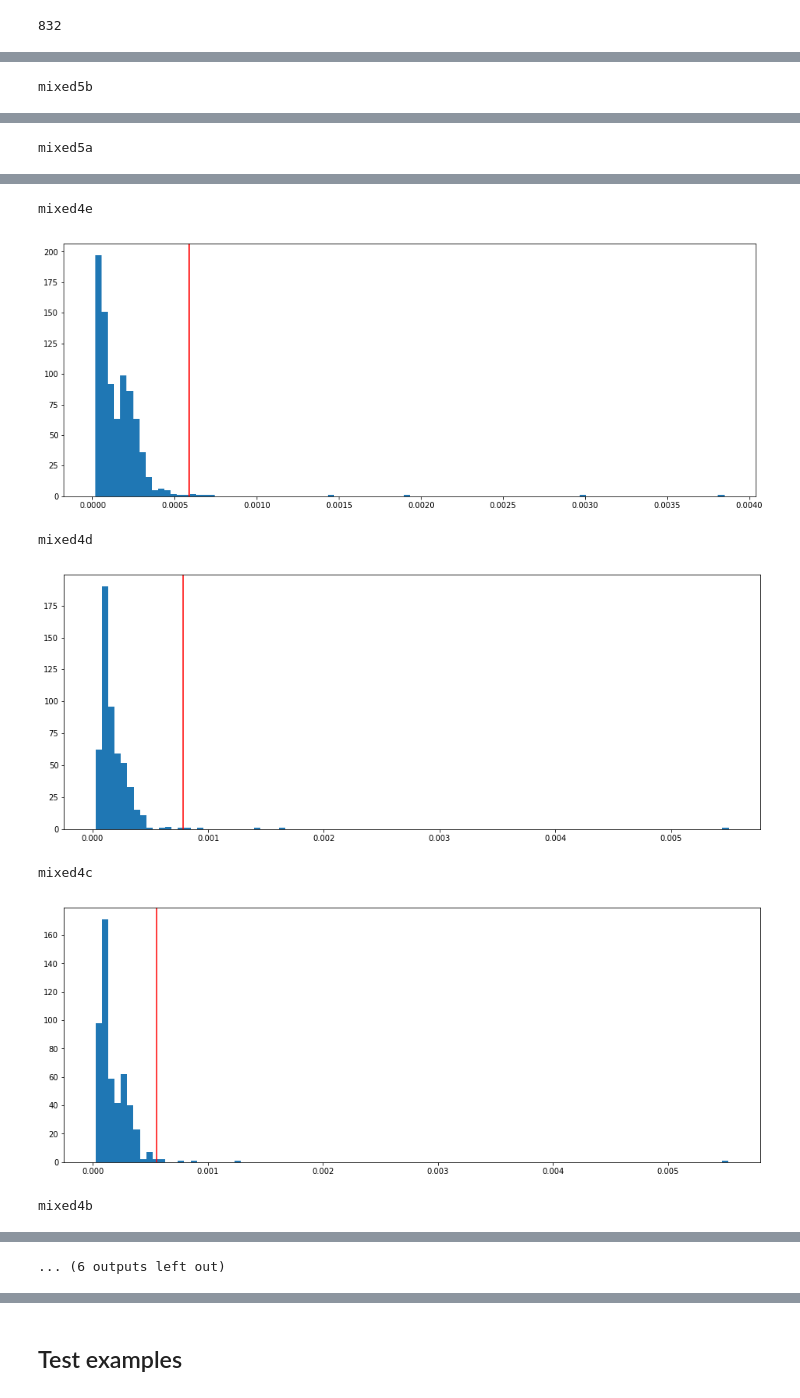
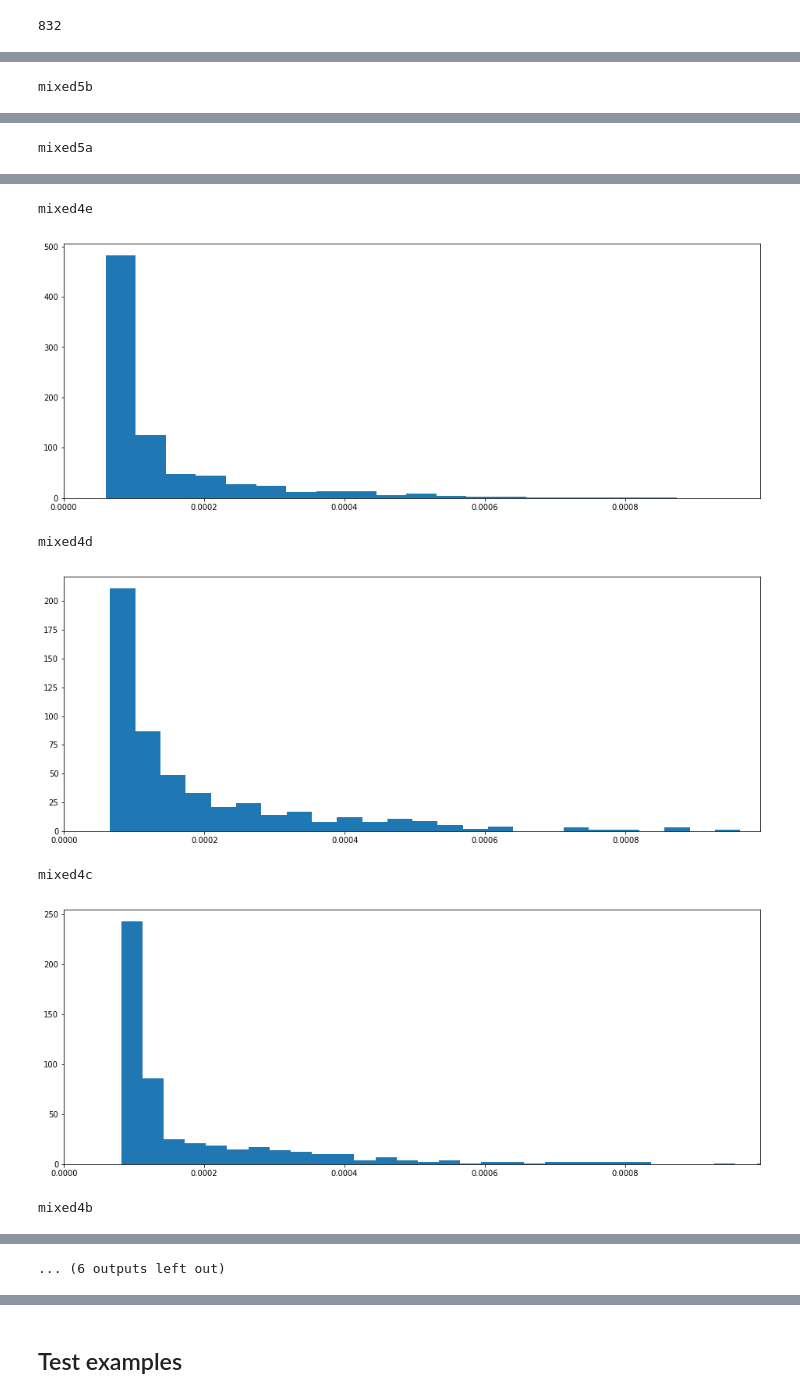
Before and after one commit to fredhohman/summit-notebooks, a Jupyter notebook: dag-pagerank.ipynb, the cells around one changed output, grey strips where cells are left out. Drawn from its saved outputs; the diff is of its cells as text; code cells hidden in the pictures.

```diff
--- a/dag-pagerank.ipynb
+++ b/dag-pagerank.ipynb
@@ -290,7 +290,7 @@ loading  mixed4a
 loading  mixed3b
 loading  mixed3a
 # %%
-pred_class = 0
+pred_class = 55
 Is_class = extract_class_I_matrices(Is, all_layers, start_layer, end_layer, pred_class)
 # %%
 len(Is_class['mixed5a'])
@@ -307,7 +307,8 @@ for layer_idx, layer in enumerate(mixed_layers[::-1]):
             src = layer + '-' + str(i)
             for prev_channel in channel:
                 tgt =  mixed_layers[::-1][layer_idx+1] + '-' + str(prev_channel)
-                G.add_edge(src, tgt)
+                weight = channel[prev_channel]
+                G.add_edge(src, tgt, weight=weight)
 # %%
 nx.info(G)
 # %% [output]
@@ -322,7 +323,7 @@ for layer in mixed_layers[::-1]:
         if node in personalization:
             personalization[layer + '-' + str(channel)] = M[pred_class][channel]
 # %%
-pagerank = nx.pagerank(G, personalization=personalization)
+pagerank = nx.pagerank(G, personalization=personalization, weight='weight', alpha=0.90)
 # %%
 pagerank_sorted = sorted(pagerank.items(), key=operator.itemgetter(1), reverse=True)
 # %%
@@ -380,6 +459,7 @@ for layer in mixed_layers[::-1]:
     plt.figure(figsize=(16,6))
     plt.hist(pageranks_per_layer_value[layer], bins=100)
     plt.axvline(x=thresholds_vertical_line_value[layer], c='red')
+    plt.xlim(0,criteria)
     plt.show()
 # %% [output]
 mixed5b
@@ -389,7 +469,7 @@ mixed5a
 mixed4e
-[figure, old version]
+[figure, new version]
 mixed4d
-[figure, old version]
+[figure, new version]
 mixed4c
-[figure, old version]
+[figure, new version]
 mixed4b
```
Also changed, not shown: parts of 7 cells of this notebook.
